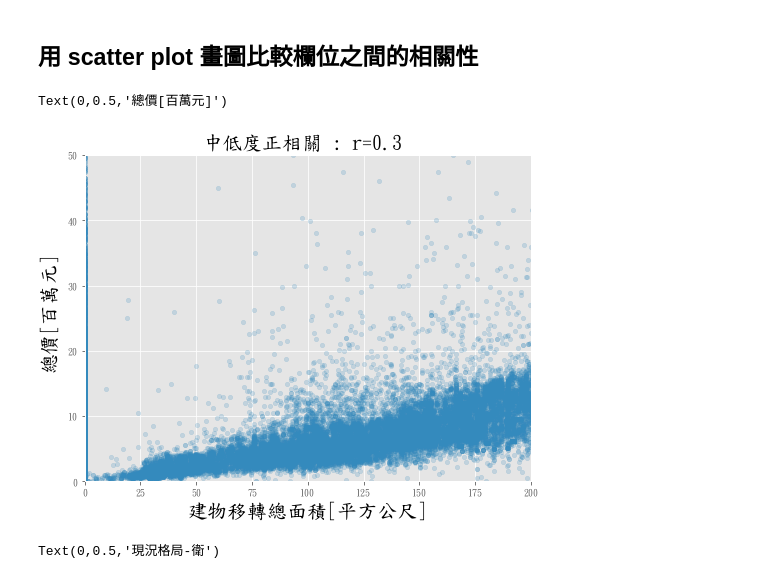
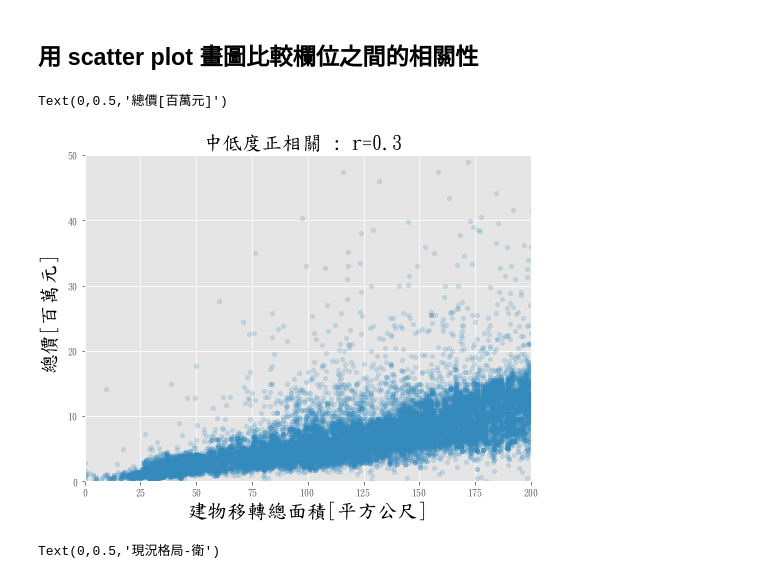
Before and after one commit to alabtsai/FGU-Class, a Jupyter notebook: Lecture_0613.ipynb, the cells around one changed output. Cells and saved outputs as stored; diff of their text form; code cells hidden in the pictures.

```diff
--- a/Lecture_0613.ipynb
+++ b/Lecture_0613.ipynb
@@ -751,13 +797,13 @@ plt.xlim(0,60)
 # %% [markdown]
 ## 用 scatter plot  畫圖比較欄位之間的相關性
 # %%
-dfmo.plot(kind='scatter',x='建物移轉總面積[平方公尺]'  ,y='總價[百萬元]' , figsize=(8,6),alpha=0.2)
+dfmo1.plot(kind='scatter',x='建物移轉總面積[平方公尺]'  ,y='總價[百萬元]' , figsize=(8,6),alpha=0.2)
 plt.xlim(0,200)
 plt.ylim(0,50)
 plt.title('中低度正相關 : r=0.3 ',color='black',size=20)
 plt.xlabel('建物移轉總面積[平方公尺]',size=20,color='black')
 plt.ylabel('總價[百萬元]',color='black',size=20)
 # %% [output]
 Text(0,0.5,'總價[百萬元]')
-[figure, old version]
+[figure, new version]
 # %%
```
Also changed, not shown: parts of 28 cells of this notebook.
